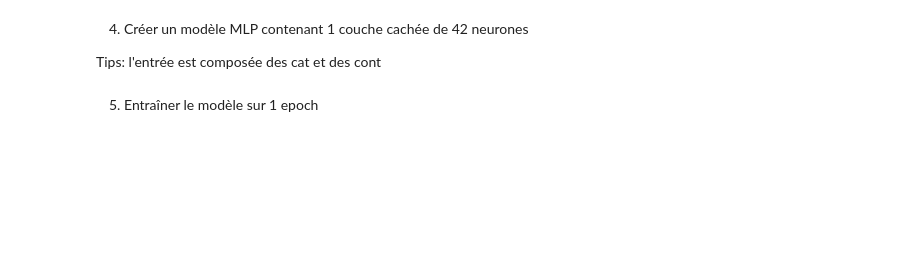
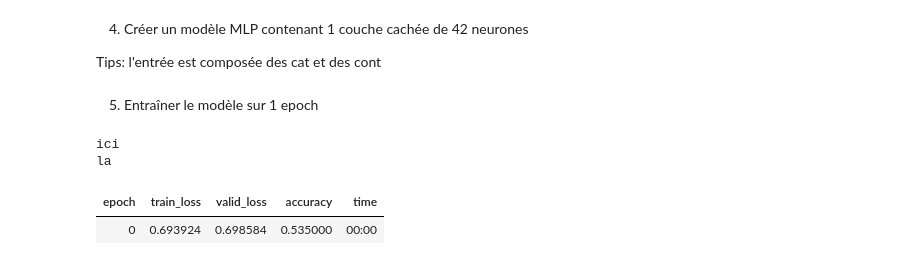
Before and after one commit to antmaio/Creactif_Fastai, a Jupyter notebook: Fastai_Seance6.ipynb, the cells around one changed output. Saved outputs shown, nothing was run; the diff lists cells and outputs as text; code cells hidden in the pictures; blank space fills up the shorter version.

```diff
--- a/Fastai_Seance6.ipynb
+++ b/Fastai_Seance6.ipynb
@@ -297,0 +403,8 @@ Tips: réflechir à l'utilité des embeddings
+# %%
+dls = TabularDataLoaders.from_df(my_df,y_names='category',
+                                 cat_names=[], cont_names=list(range(10)),
+                                 procs = [Categorify, FillMissing, Normalize])
+
+print(f'cat: {dls.one_batch()[0][:5]}')
+print(f'cont: {dls.one_batch()[1][:5]}')
+print(f'out: {dls.one_batch()[2][:5]}')
@@ -304,2 +432,15 @@ Tips: l'entrée est composée des cat et des cont
+# %%
+class my_network(nn.Module):
+  def __init__(self):
+    #Définition des opérations et couches du réseau
+    super(my_network, self).__init__()
+    self.linear1 = nn.Linear(10, 42)
+    self.linear2 = nn.Linear(42, 2)
+  def forward(self, x_cat, x_cont):
+    #Application des opérations définies dans __init__
+    x = x_cont
+    x = self.linear1(x)
+    x = self.linear2(x)
+    return x
 # %% [markdown]
 5) Entraîner le modèle sur 1 epoch
@@ -307,0 +447,10 @@ Tips: l'entrée est composée des cat et des cont
+# %%
+# votre code
+my_model = my_network()
+my_learn = Learner(dls, my_model, metrics=accuracy)
+my_learn.fit(1)
+# %% [output]
+ici
+la
+| epoch | train_loss | valid_loss | accuracy | time |
+| 0 | 0.693924 | 0.698584 | 0.535000 | 00:00 |
```
Also changed, not shown: parts of 26 cells of this notebook.
